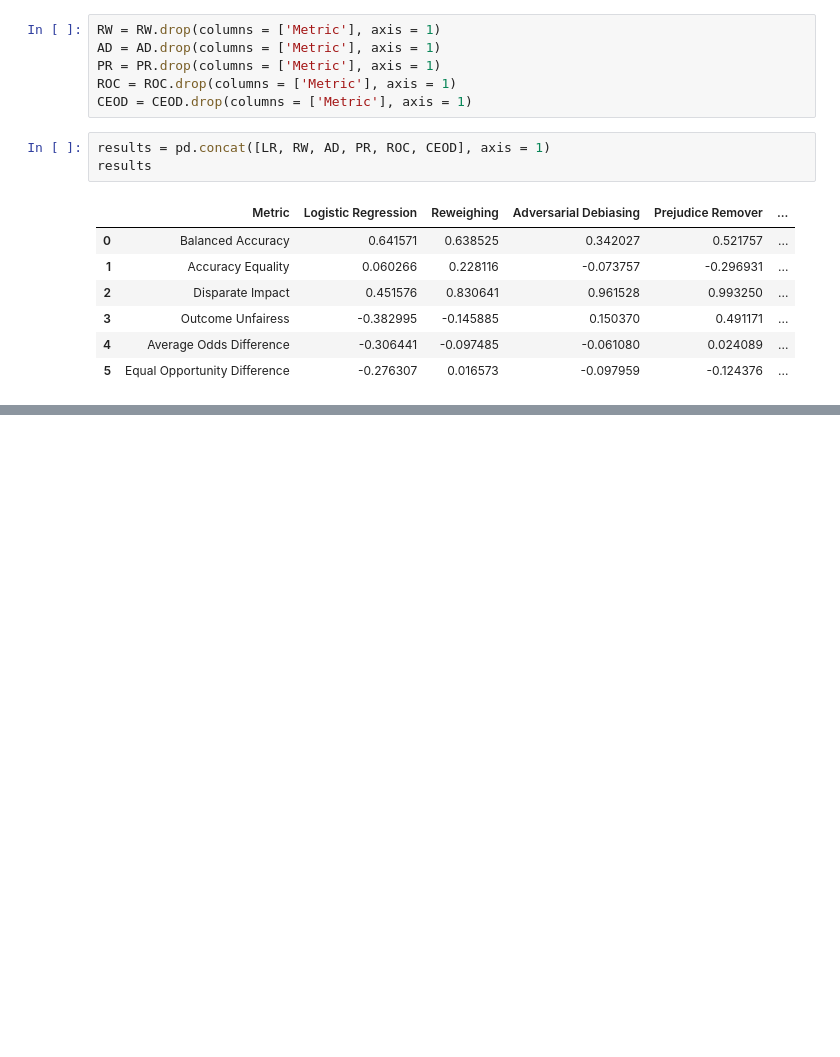
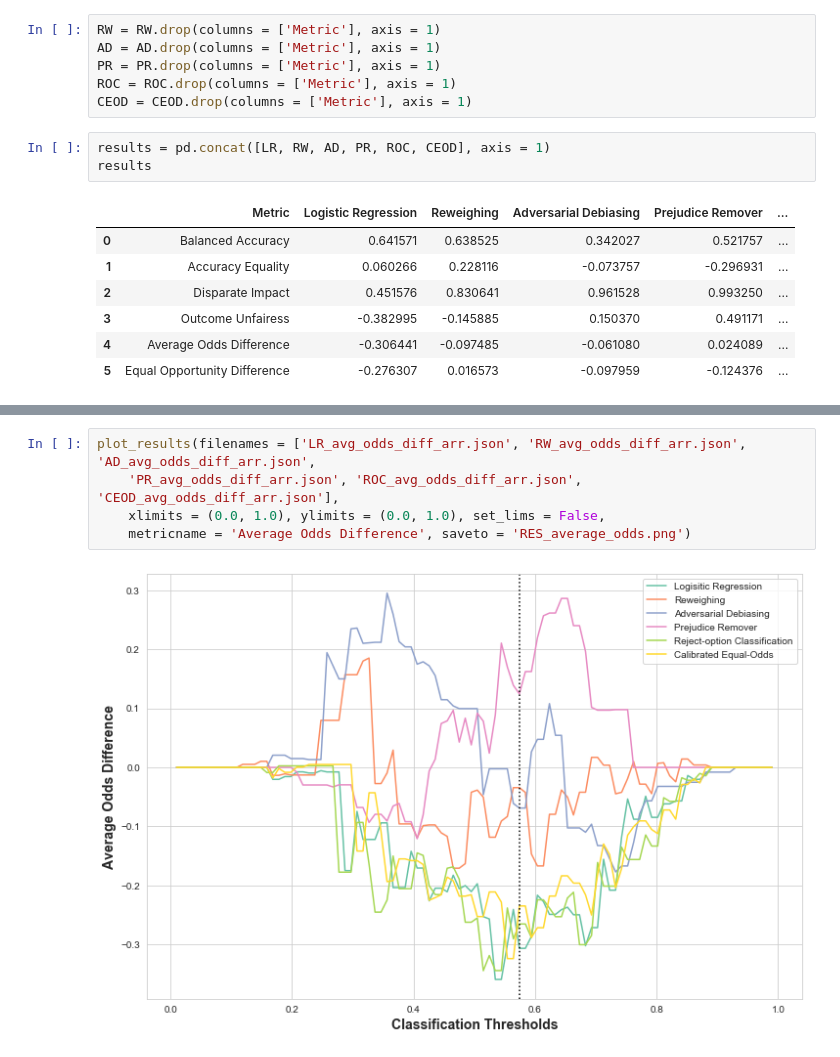
Before and after one commit to megantennies/FYP, a Jupyter notebook: FYP_CODE_LR.ipynb, the cells around one changed output, grey strips where cells are left out. Saved outputs shown, nothing was run; the diff lists cells and outputs as text; blank space fills up the shorter version.

```diff
--- a/FYP_CODE_LR.ipynb
+++ b/FYP_CODE_LR.ipynb
@@ -342,0 +344,7 @@ Pass the following variables as keyword args: x, y. From version 0.12, the only
+# %%
+plot_results(filenames = ['LR_avg_odds_diff_arr.json', 'RW_avg_odds_diff_arr.json', 'AD_avg_odds_diff_arr.json',
+    'PR_avg_odds_diff_arr.json', 'ROC_avg_odds_diff_arr.json', 'CEOD_avg_odds_diff_arr.json'],
+    xlimits = (0.0, 1.0), ylimits = (0.0, 1.0), set_lims = False,
+    metricname = 'Average Odds Difference', saveto = 'RES_average_odds.png')
+# %% [output]
+[figure, added]
```
Also changed, not shown: parts of 7 cells of this notebook, 6 other files.
